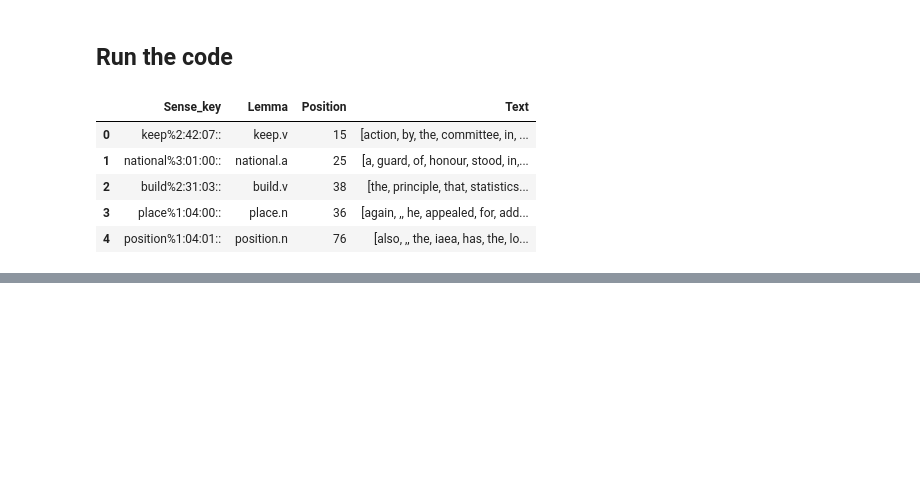
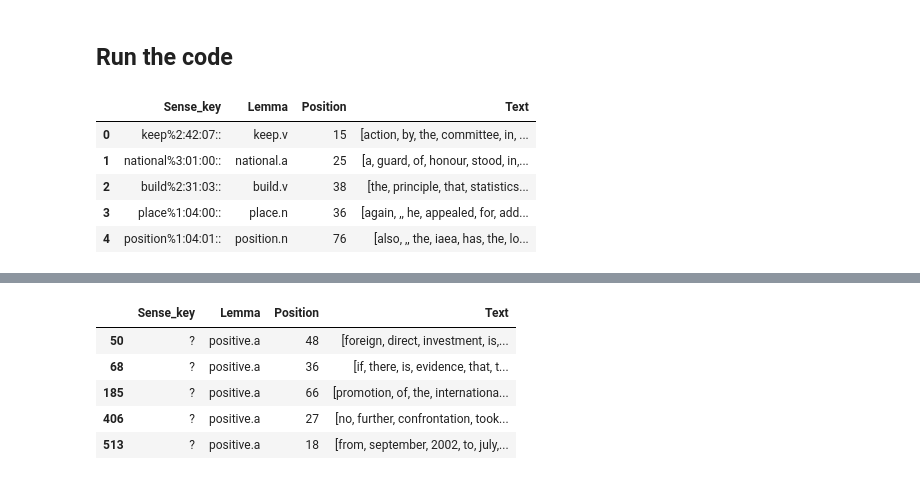
Before and after one commit to SaraNordin/NLP, a Jupyter notebook: Project3/Project 3.ipynb, the cells around one changed output, grey strips where cells are left out. Cells and saved outputs as stored; diff of their text form; code cells hidden in the pictures; blank space fills up the shorter version.

```diff
--- a/Project3/Project 3.ipynb
+++ b/Project3/Project 3.ipynb
@@ -598,0 +670,10 @@ df.head()
+# %%
+test_short = test_df[test_df.Lemma == "positive.a"]
+test_short.head()
+# %% [output]
+|  | Sense_key | Lemma | Position | Text |
+| 50 | ? | positive.a | 48 | [foreign, direct, investment, is,... |
+| 68 | ? | positive.a | 36 | [if, there, is, evidence, that, t... |
+| 185 | ? | positive.a | 66 | [promotion, of, the, internationa... |
+| 406 | ? | positive.a | 27 | [no, further, confrontation, took... |
+| 513 | ? | positive.a | 18 | [from, september, 2002, to, july,... |
```
Also changed, not shown: parts of 21 cells of this notebook.
